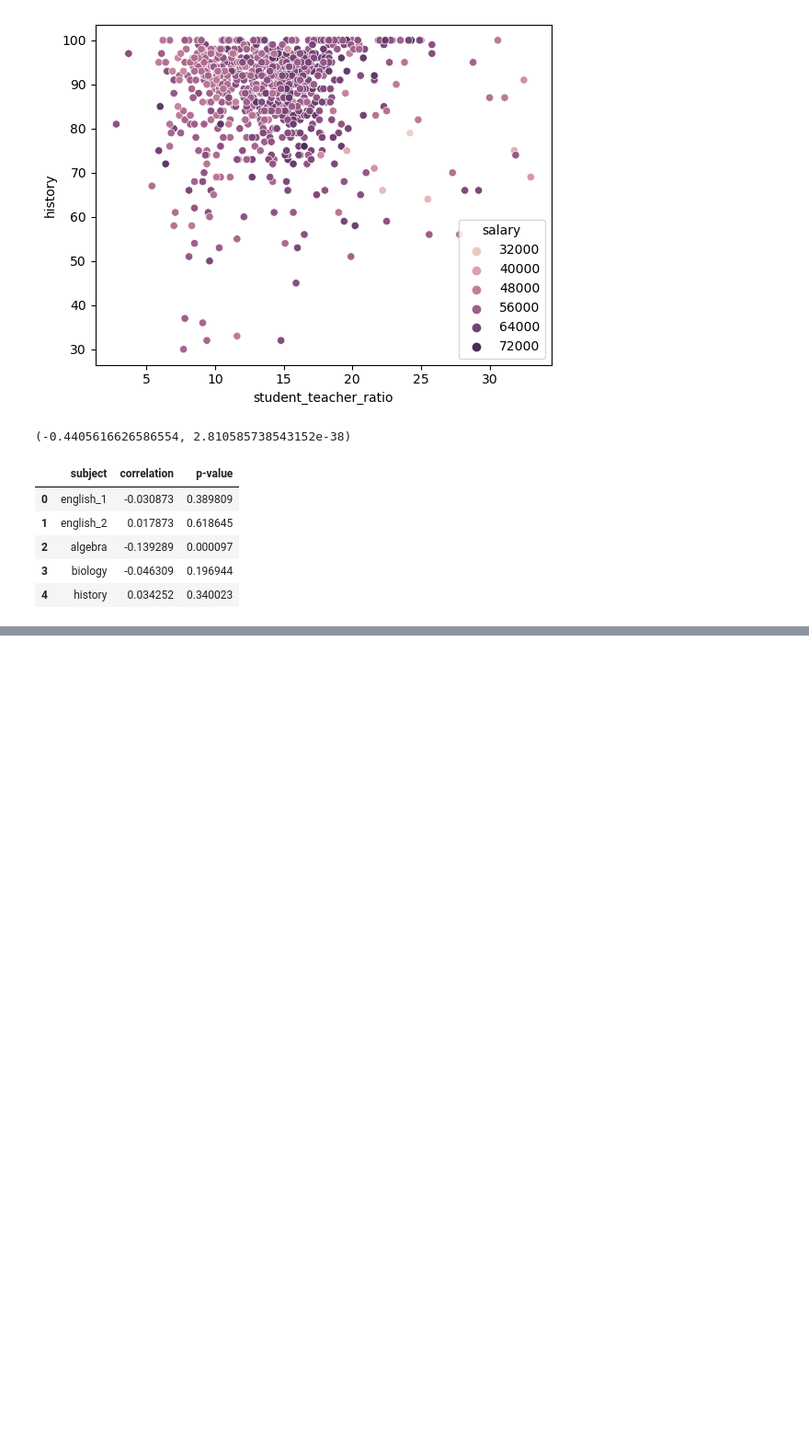
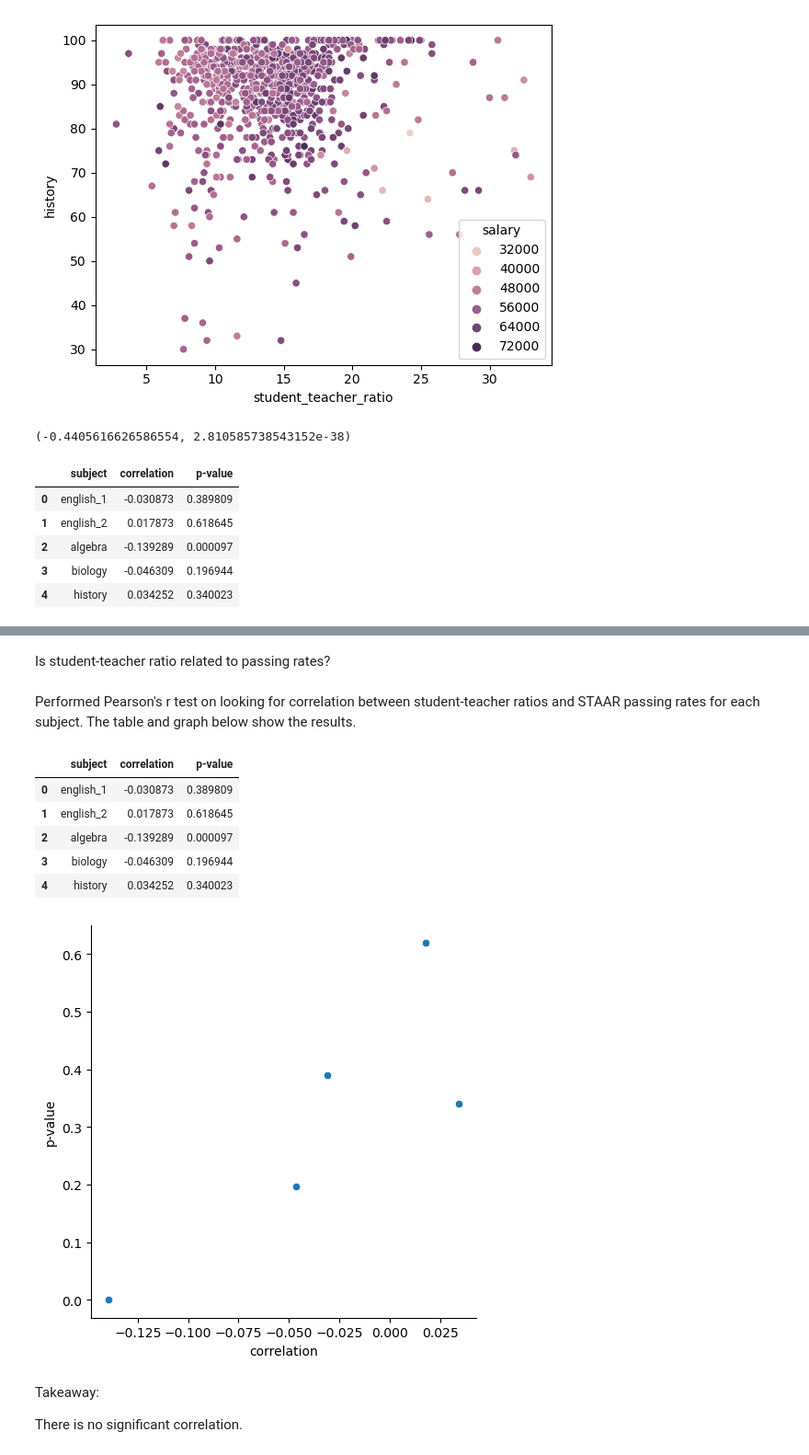
Before and after one commit to college-readiness-preds/capstone_readiness, a Jupyter notebook: stephen_folder/explore.ipynb, the cells around one changed output, grey strips where cells are left out. Shown at 92% size. Saved outputs shown, nothing was run; the diff lists cells and outputs as text; code cells hidden in the pictures; blank space fills up the shorter version.

```diff
--- a/stephen_folder/explore.ipynb
+++ b/stephen_folder/explore.ipynb
@@ -294,3 +291,21 @@ sns.histplot(data= stu_teach_ratio, x= stu_teach_ratio.correlation, y= stu_teach
 # show all subjects in one graph
 # quick explain dataframe
 # takeaway
+# %% [markdown]
+Is student-teacher ratio related to passing rates?
+# %% [markdown]
+Performed Pearson's r test on looking for correlation between student-teacher ratios and STAAR passing rates for each subject.  The table and graph below show the results.
+# %%
+e.correlation_stu_teach_ratio_subject(train)
+# %% [output]
+|  | subject | correlation | p-value |
+| 0 | english_1 | -0.030873 | 0.389809 |
+| 1 | english_2 | 0.017873 | 0.618645 |
+| 2 | algebra | -0.139289 | 0.000097 |
+| 3 | biology | -0.046309 | 0.196944 |
+| 4 | history | 0.034252 | 0.340023 |
+[figure, added]
+# %% [markdown]
+Takeaway:
+
+There is no significant correlation.
```
Also changed, not shown: parts of 6 cells of this notebook, 2 other files.
